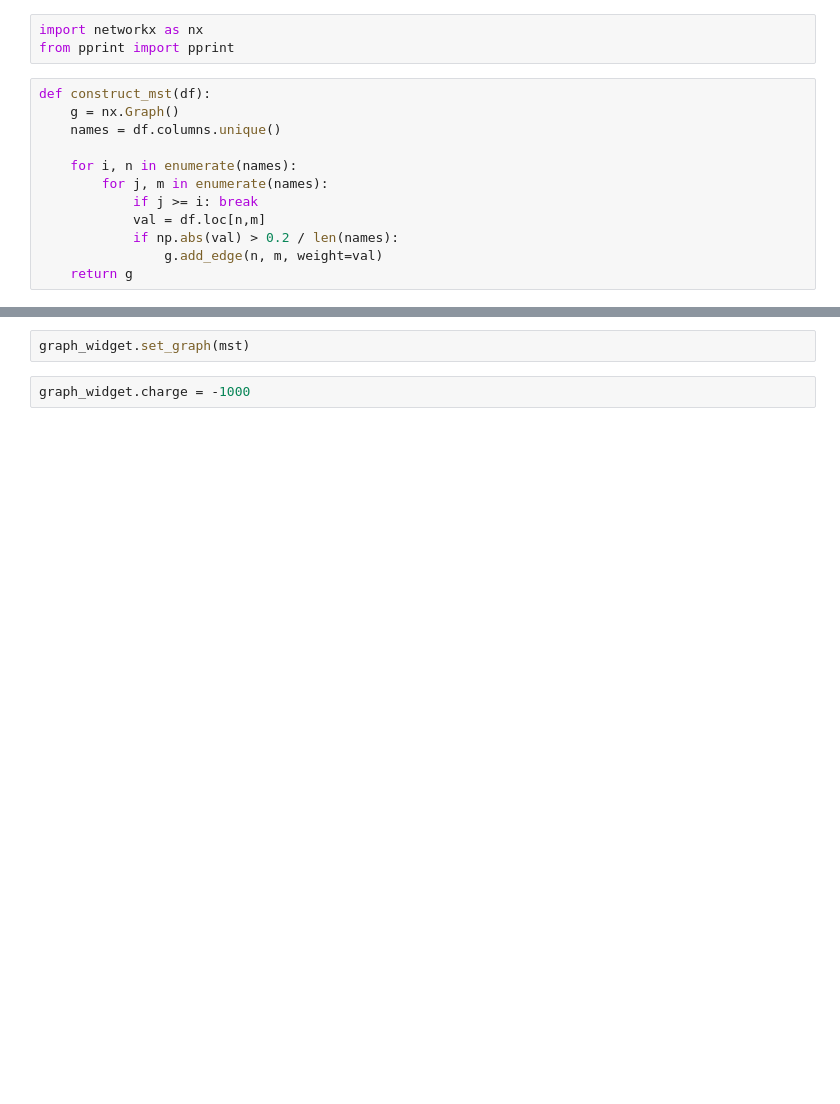
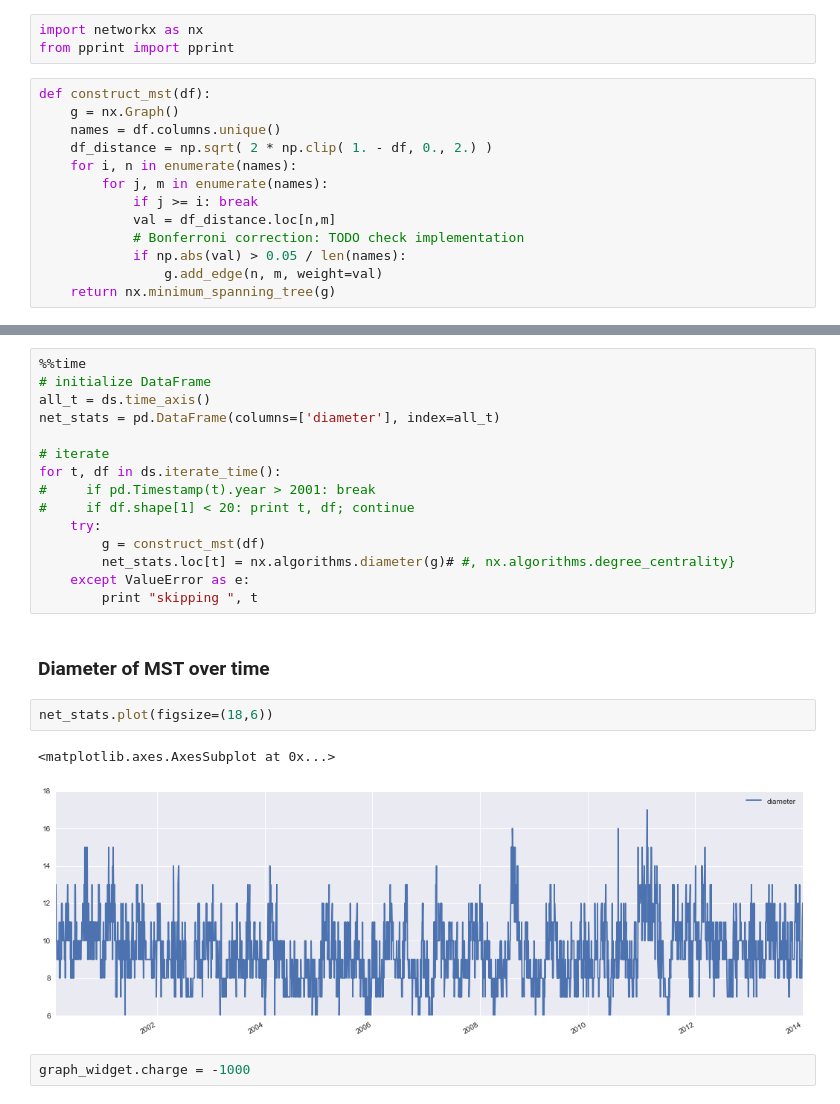
Before and after one commit to mvaz/PyData2014-Berlin, a Jupyter notebook: DAX30 Network.ipynb, the cells around one changed output, grey strips where cells are left out. Drawn from its saved outputs; the diff is of its cells as text; blank space fills up the shorter version.

```diff
--- a/DAX30 Network.ipynb
+++ b/DAX30 Network.ipynb
@@ -148,12 +165,13 @@ from pprint import pprint
 def construct_mst(df):
     g = nx.Graph()
     names = df.columns.unique()
-
+    df_distance = np.sqrt( 2 * np.clip( 1. - df, 0., 2.) )
     for i, n in enumerate(names):
         for j, m in enumerate(names):
             if j >= i: break
-            val = df.loc[n,m]
-            if np.abs(val) > 0.2 / len(names):
+            val = df_distance.loc[n,m]
+            # Bonferroni correction: TODO check implementation
+            if np.abs(val) > 0.05 / len(names):
                 g.add_edge(n, m, weight=val)
-    return g
+    return nx.minimum_spanning_tree(g)
 # %%
@@ -249,8 +266,28 @@ date_container.add_class('hbox')
 
 corr_container.remove_class('vbox')
 corr_container.add_class('hbox')
-# %%
-graph_widget.set_graph(mst)
+# %%
+%%time
+# initialize DataFrame
+all_t = ds.time_axis()
+net_stats = pd.DataFrame(columns=['diameter'], index=all_t)
+
+# iterate
+for t, df in ds.iterate_time():
+#     if pd.Timestamp(t).year > 2001: break
+#     if df.shape[1] < 20: print t, df; continue
+    try:
+        g = construct_mst(df)
+        net_stats.loc[t] = nx.algorithms.diameter(g)# #, nx.algorithms.degree_centrality}
+    except ValueError as e:
+        print "skipping ", t
+# %% [markdown]
+### Diameter of MST over time
+# %%
+net_stats.plot(figsize=(18,6))
+# %% [output]
+<matplotlib.axes.AxesSubplot at 0x...>
+[figure, added]
 # %%
 graph_widget.charge = -1000
 # %%
```
Also changed, not shown: parts of 11 cells of this notebook, 2 other files.
